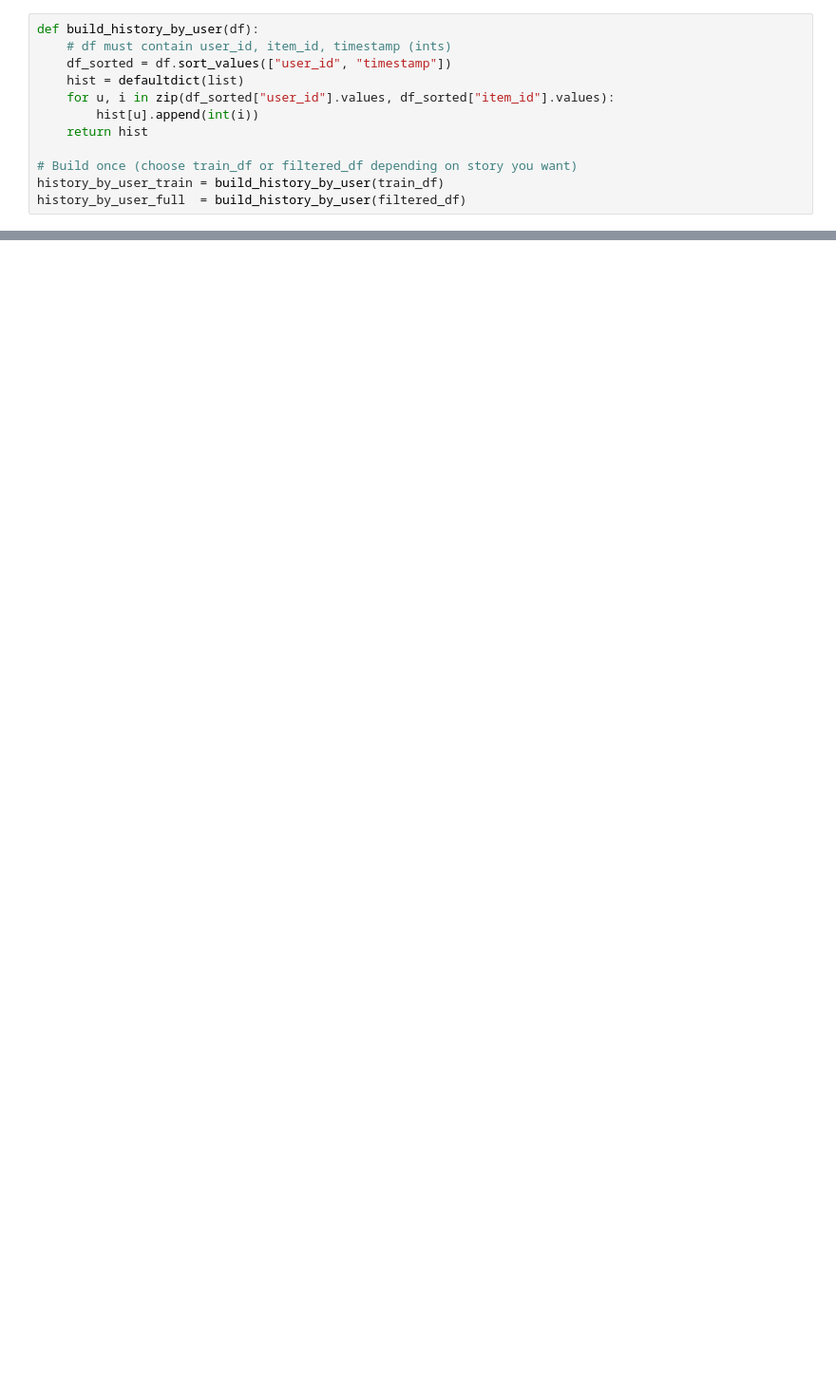
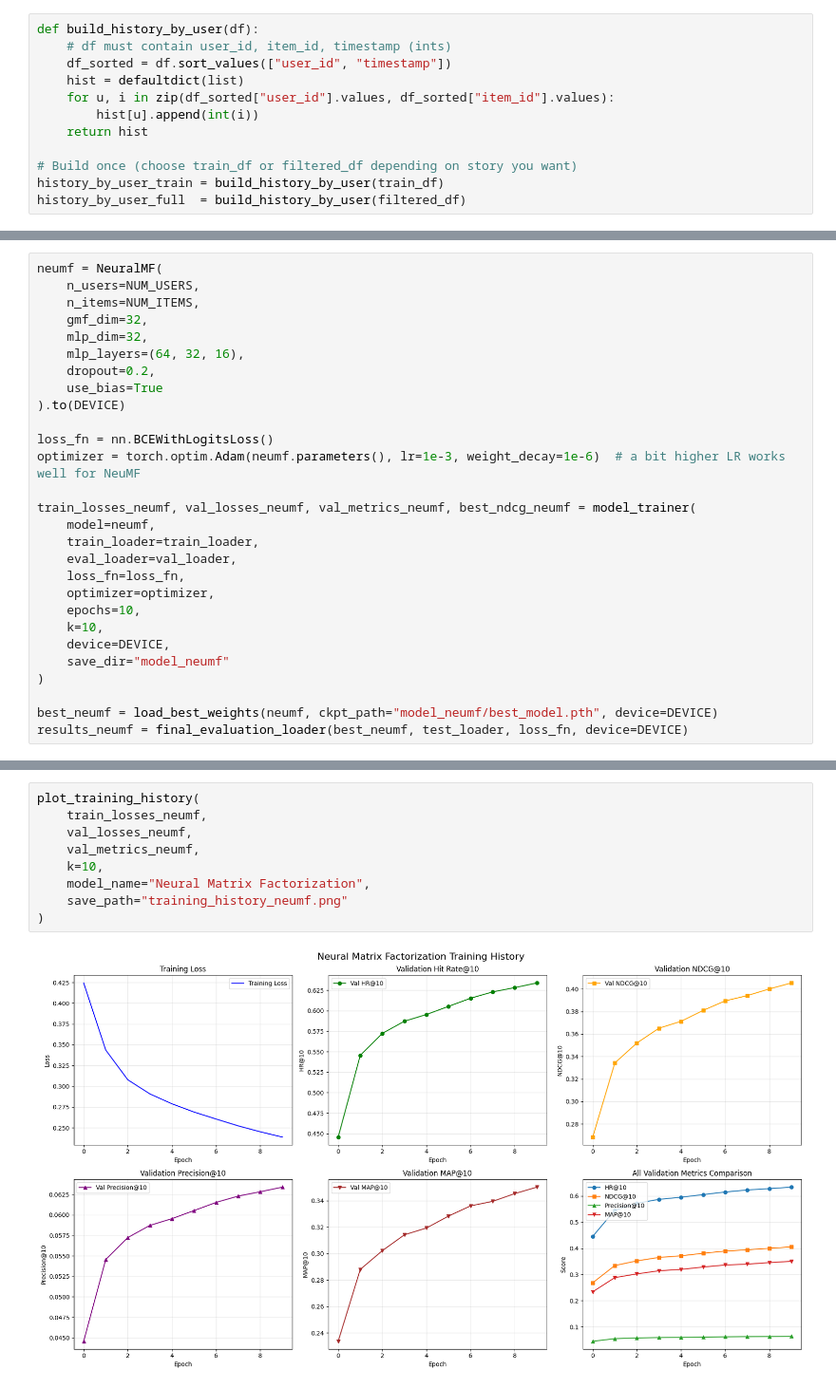
Before and after one commit to almosenja/Recommender-System, a Jupyter notebook: 02_baseline_amazon.ipynb, the cells around one changed output, grey strips where cells are left out. Shown at 95% size. Saved outputs shown, nothing was run; the diff lists cells and outputs as text; blank space fills up the shorter version.

```diff
--- a/02_baseline_amazon.ipynb
+++ b/02_baseline_amazon.ipynb
@@ -825,0 +938,28 @@ K
+# %%
+neumf = NeuralMF(
+    n_users=NUM_USERS,
+    n_items=NUM_ITEMS,
+    gmf_dim=32,
+    mlp_dim=32,
+    mlp_layers=(64, 32, 16),
+    dropout=0.2,
+    use_bias=True
+).to(DEVICE)
+
+loss_fn = nn.BCEWithLogitsLoss()
+optimizer = torch.optim.Adam(neumf.parameters(), lr=1e-3, weight_decay=1e-6)  # a bit higher LR works well for NeuMF
+
+train_losses_neumf, val_losses_neumf, val_metrics_neumf, best_ndcg_neumf = model_trainer(
+    model=neumf,
+    train_loader=train_loader,
+    eval_loader=val_loader,
+    loss_fn=loss_fn,
+    optimizer=optimizer,
+    epochs=10,
+    k=10,
+    device=DEVICE,
+    save_dir="model_neumf"
+)
+
+best_neumf = load_best_weights(neumf, ckpt_path="model_neumf/best_model.pth", device=DEVICE)
+results_neumf = final_evaluation_loader(best_neumf, test_loader, loss_fn, device=DEVICE)
@@ -825,0 +988,11 @@ K
+# %%
+plot_training_history(
+    train_losses_neumf,
+    val_losses_neumf,
+    val_metrics_neumf,
+    k=10,
+    model_name="Neural Matrix Factorization",
+    save_path="training_history_neumf.png"
+)
+# %% [output]
+[figure, added]
```
Also changed, not shown: parts of 30 cells of this notebook.
